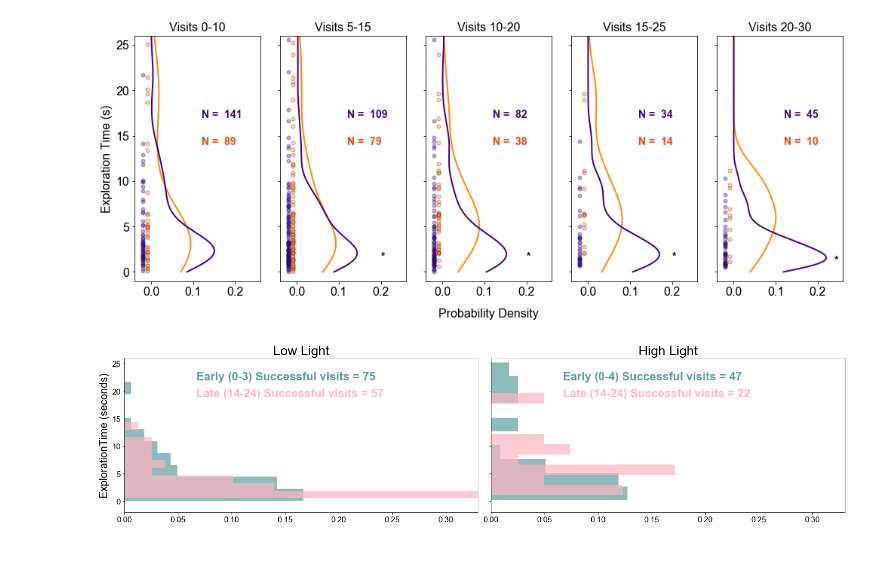
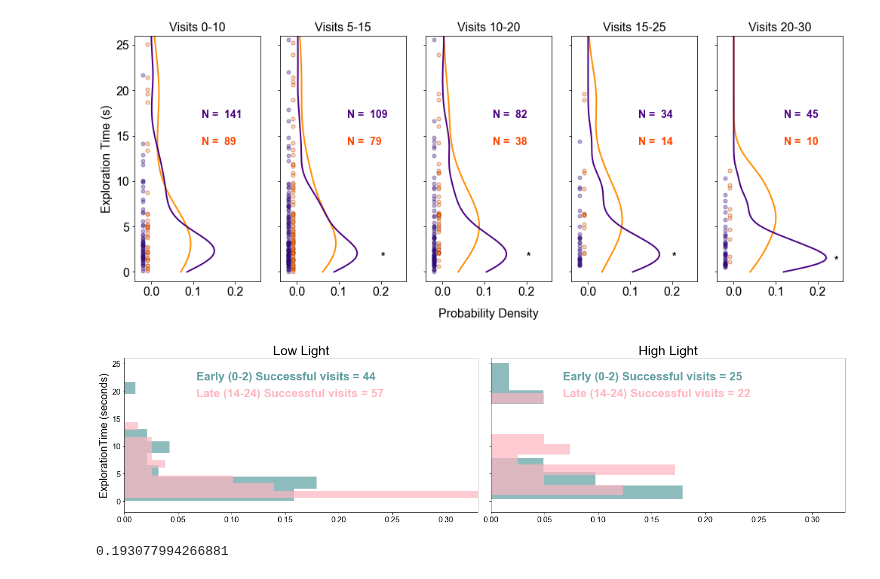
Before and after one commit to itsMahad/ManducaMultiSenseFeeding, a Jupyter notebook: A_Step3_Learning_Curves_And_Probability_Distributions_Git.ipynb, the cells around one changed output. Cells and saved outputs as stored; diff of their text form; code cells hidden in the pictures.

```diff
--- a/A_Step3_Learning_Curves_And_Probability_Distributions_Git.ipynb
+++ b/A_Step3_Learning_Curves_And_Probability_Distributions_Git.ipynb
@@ -519,8 +519,8 @@ Low
 <Figure size 432x288 with 0 Axes>
 [figure]
 # %%
-first_3_low = len(notoutliers[(notoutliers.name.str.contains('L0.1')) & (notoutliers.trialNum >= 0) & (notoutliers.trialNum <= 4)].values)
-first_3_high = len(notoutliers[(notoutliers.name.str.contains('L50')) & (notoutliers.trialNum >= 0) & (notoutliers.trialNum <= 4)].values)
+first_3_low = len(notoutliers[(notoutliers.name.str.contains('L0.1')) & (notoutliers.trialNum >= 0) & (notoutliers.trialNum <= 2)].values)
+first_3_high = len(notoutliers[(notoutliers.name.str.contains('L50')) & (notoutliers.trialNum >= 0) & (notoutliers.trialNum <= 2)].values)
 V_14thru19_low = len(notoutliers[(notoutliers.name.str.contains('L0.1')) & (notoutliers.trialNum >= 14) & (notoutliers.trialNum <= 24)].values)
 V_14thru19_high = len(notoutliers[(notoutliers.name.str.contains('L50')) & (notoutliers.trialNum >= 14) & (notoutliers.trialNum <= 24)].values)
 # %%
@@ -530,41 +530,41 @@ ax = ax.ravel()
 
 
 hist_early_lowlight, _, _ = ax[0].hist(notoutliers.DiscoveryTime[(notoutliers.name.str.contains('L0.1_')) &
-                                     (notoutliers.trialNum >= 0) & (notoutliers.trialNum <= 4)].values,
+                                     (notoutliers.trialNum >= 0) & (notoutliers.trialNum <= 2)].values,
             orientation='horizontal', alpha = 0.7, color = 'cadetblue', density = True)
 hist_late_lowlight, _, _ = ax[0].hist(notoutliers.DiscoveryTime[(notoutliers.name.str.contains('L0.1_')) &
                                      (notoutliers.trialNum >= 14) & (notoutliers.trialNum <= 24)].values,
             orientation='horizontal', alpha = 0.7, color = 'lightpink', density = True)
 hist_early_highlight, _, _ = ax[1].hist(notoutliers.DiscoveryTime[(notoutliers.name.str.contains('L50')) &
-                                     (notoutliers.trialNum >= 0) & (notoutliers.trialNum <= 4)].values, orientation='horizontal', alpha = 0.7, color = 'cadetblue', density = True)
+                                     (notoutliers.trialNum >= 0) & (notoutliers.trialNum <= 2)].values, orientation='horizontal', alpha = 0.7, color = 'cadetblue', density = True)
 hist_late_highlight, _, _ = ax[1].hist(notoutliers.DiscoveryTime[(notoutliers.name.str.contains('L50')) &
                                      (notoutliers.trialNum >= 14) & (notoutliers.trialNum <= 24)].values, orientation='horizontal', alpha = 0.7, color = 'lightpink', density = True)
 
 ax[0].set_title('Low Light', size = 25)
 ax[1].set_title('High Light', size = 25)
 
 
 
 
 ax[0].set_ylim(-2, 26)
 ax[0].set_ylabel('ExplorationTime (seconds)', size = 20, color = 'k')
 ax[0].set_xlim(0,.33)
 # ax[0].text(.35,-9,'Probability occurance', size = 24)
 ax[0].tick_params(labelsize = 15, labelcolor = 'k')
 ax[1].tick_params(labelsize = 15, labelcolor = 'k')
 
 
 
-ax[0].text(0.067, 22, 'Early (0-3) Successful visits = ' + str(first_3_low), color = 'cadetblue', weight = 'bold', size = 22)
+ax[0].text(0.067, 22, 'Early (0-2) Successful visits = ' + str(first_3_low), color = 'cadetblue', weight = 'bold', size = 22)
 ax[0].text(0.067, 19, 'Late (14-24) Successful visits = ' + str(V_14thru19_low), color = 'lightpink', weight = 'bold', size = 22)
 # ax[0].text(0.2, 22, color = 'r', weight = 'bold', size = 22)
 
 
-ax[1].text(0.067, 22, 'Early (0-4) Successful visits = ' + str(first_3_high), color = 'cadetblue', weight = 'bold', size = 22)
+ax[1].text(0.067, 22, 'Early (0-2) Successful visits = ' + str(first_3_high), color = 'cadetblue', weight = 'bold', size = 22)
 ax[1].text(0.067, 19, 'Late (14-24) Successful visits = ' + str(V_14thru19_high), color = 'lightpink', weight = 'bold', size = 22)
 # ax[1].text(0.2, 22, color = 'k', weight = 'bold', size = 22)
 plt.tight_layout()
-plt.savefig(outpath_figg + "//" + 'Early_0thru3_Late_14thru19_Comparison_AcrossLights.png')
+plt.savefig(outpath_figg + "//" + 'Early_0thru3_Late_14thru19_Comparison_AcrossLights.svg')
 # %% [output]
-[figure, old version]
+[figure, new version]
 # %%
@@ -609,6 +609,9 @@ light_level = pd.DataFrame(index = ['early', 'late'], columns = ['low', 'high'],
 low_early = low[low.visit_chunk == 'early'].DiscoveryTime.values
 low_late = low[low.visit_chunk == 'late'].DiscoveryTime.values
 low_p_val = stats.mannwhitneyu(low_early,low_late)[1]
+low_p_val
+# %% [output]
+0.193077994266881
 # %%
 plt.set_cmap('Spectral')
 f2, ax2 = plt.subplots(figsize = (20.63,17.76))
```
Also changed, not shown: parts of 6 cells of this notebook, 1 other file.
